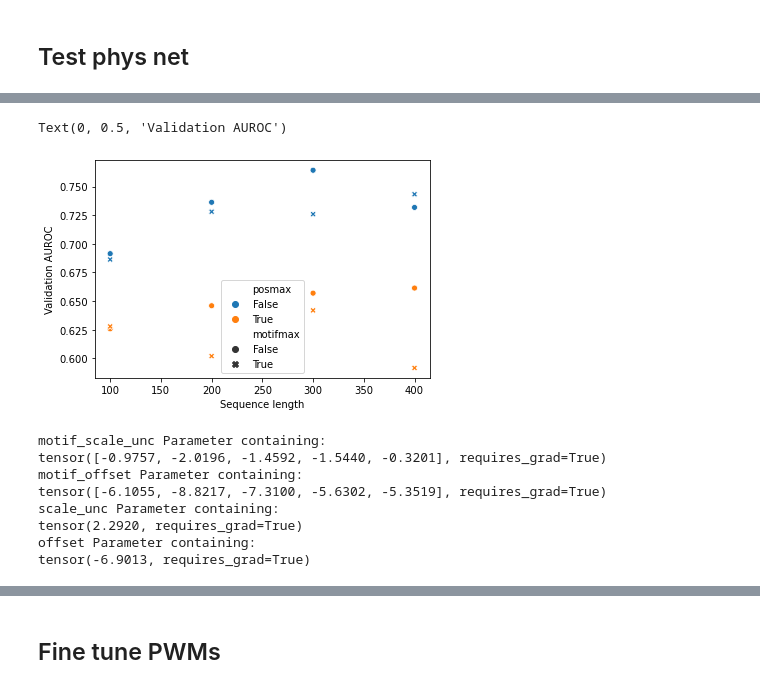
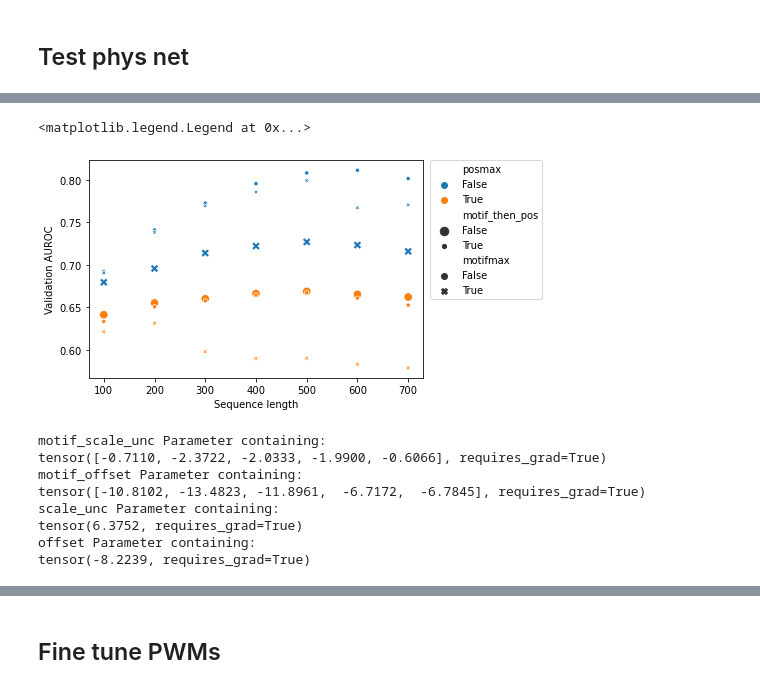
Before and after one commit to daklab/poolqtl, a Jupyter notebook: biophysical_cnn/Biophysical_CNNs.ipynb, the cells around one changed output, grey strips where cells are left out. Saved outputs shown, nothing was run; the diff lists cells and outputs as text; code cells hidden in the pictures.

```diff
--- a/biophysical_cnn/Biophysical_CNNs.ipynb
+++ b/biophysical_cnn/Biophysical_CNNs.ipynb
@@ -241,26 +170,27 @@ res_df
 # %%
 import seaborn as sns
-import matplotlib.pyplot as plt
-sns.scatterplot("seqlen", "val_auc", hue = "posmax", style="motifmax", data = res_df)
+res_df = pd.read_csv("results.tsv", sep="\t", index_col = False)
+sns.scatterplot("seqlen", "val_auc", hue = "posmax", style="motifmax", size="motif_then_pos", data = res_df)
 plt.xlabel("Sequence length")
 plt.ylabel("Validation AUROC")
+plt.legend(bbox_to_anchor=(1.02, 1.0), loc='upper left', borderaxespad=0)
 # %% [output]
-Text(0, 0.5, 'Validation AUROC')
+<matplotlib.legend.Legend at 0x...>
-[figure, old version]
+[figure, new version]
 # %%
-phys_net = biophysnn.PhysNet(specific_pwms, max_over_positions = False, max_over_motifs = False, seq_len = seq_len)
-phys_net.load_state_dict(torch.load("checkpoints/posmax0_motifmax0_len300.pt"))
+phys_net = biophysnn.PhysNet(specific_pwms, max_over_positions = False, max_over_motifs = False, seq_len = 600)
+phys_net.load_state_dict(torch.load("checkpoints/posmax0_motifmax0_len600.pt"))
 for k,v in phys_net.named_parameters():
     print(k,v)
 # %% [output]
 motif_scale_unc Parameter containing:
-tensor([-0.9757, -2.0196, -1.4592, -1.5440, -0.3201], requires_grad=True)
+tensor([-0.7110, -2.3722, -2.0333, -1.9900, -0.6066], requires_grad=True)
 motif_offset Parameter containing:
-tensor([-6.1055, -8.8217, -7.3100, -5.6302, -5.3519], requires_grad=True)
+tensor([-10.8102, -13.4823, -11.8961,  -6.7172,  -6.7845], requires_grad=True)
 scale_unc Parameter containing:
-tensor(2.2920, requires_grad=True)
+tensor(6.3752, requires_grad=True)
 offset Parameter containing:
-tensor(-6.9013, requires_grad=True)
+tensor(-8.2239, requires_grad=True)
 # %%
 phys_net.scale
 # %% [output]
```
Also changed, not shown: parts of 61 cells of this notebook, 1 other file.
